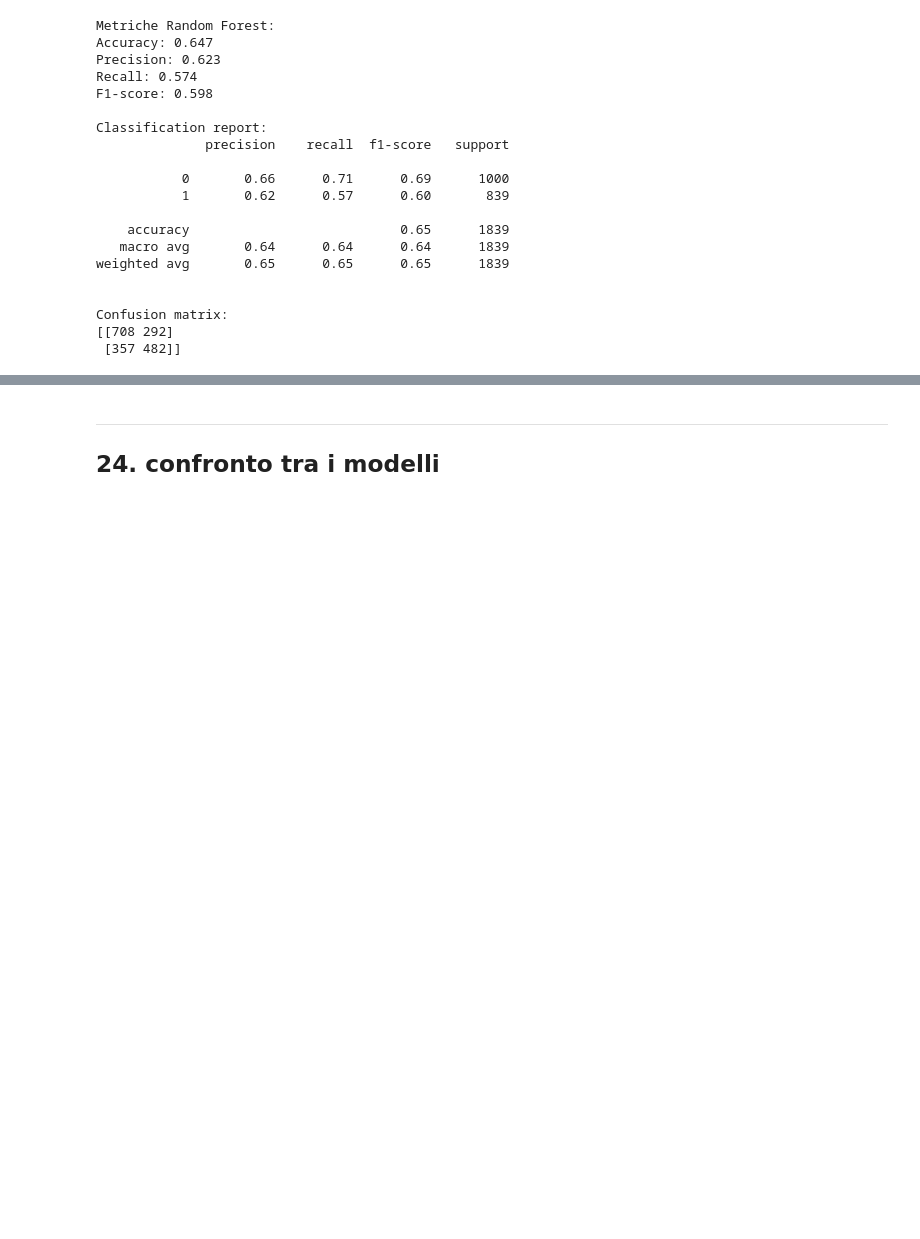
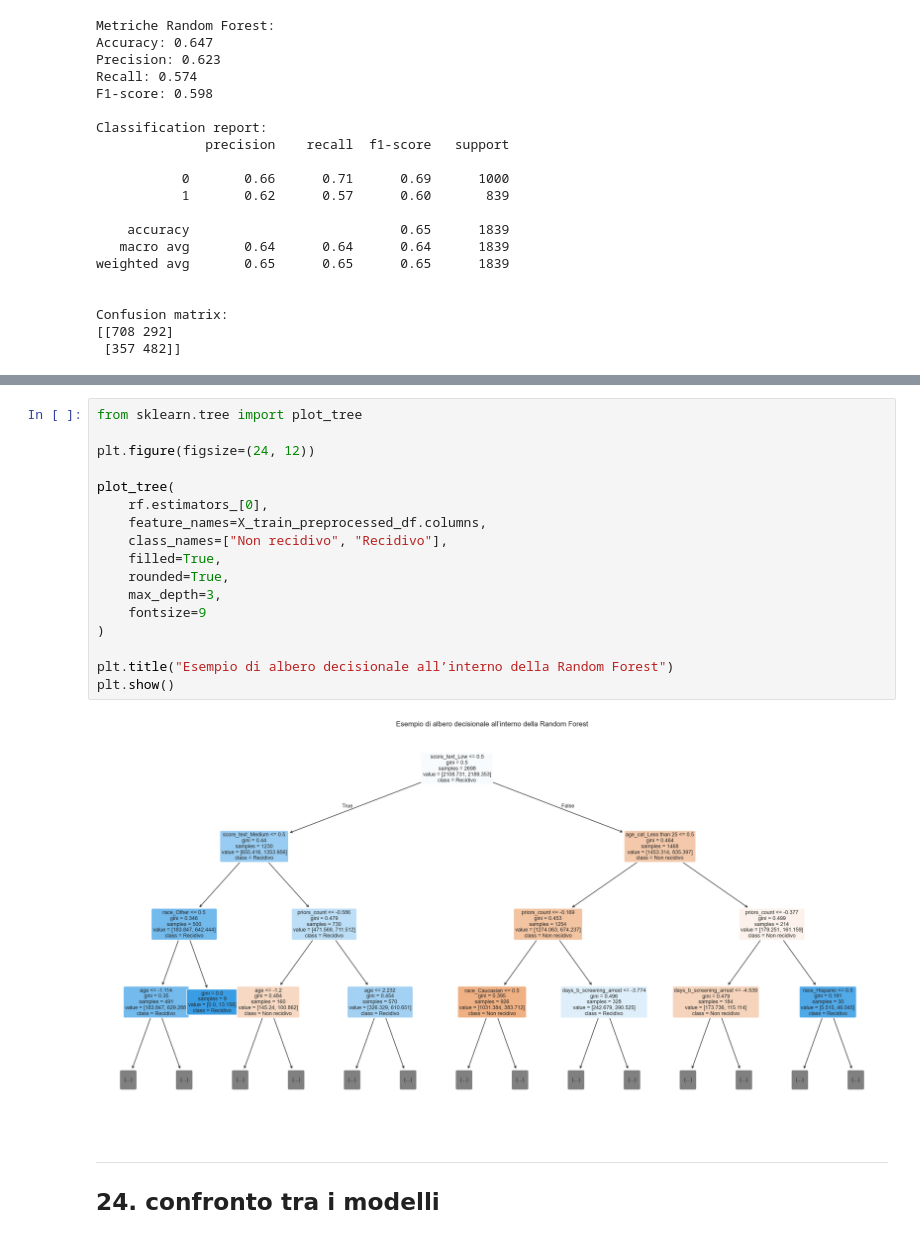
Before and after one commit to anna8987/tesi-COMPAS, a Jupyter notebook: tesiCOMPAS.ipynb, the cells around one changed output, grey strips where cells are left out. Drawn from its saved outputs; the diff is of its cells as text; blank space fills up the shorter version.

```diff
--- a/tesiCOMPAS.ipynb
+++ b/tesiCOMPAS.ipynb
@@ -1407,3 +1457,22 @@ Confusion matrix:
+# %%
+from sklearn.tree import plot_tree
+
+plt.figure(figsize=(24, 12))
+
+plot_tree(
+    rf.estimators_[0],
+    feature_names=X_train_preprocessed_df.columns,
+    class_names=["Non recidivo", "Recidivo"],
+    filled=True,
+    rounded=True,
+    max_depth=3,
+    fontsize=9
+)
+
+plt.title("Esempio di albero decisionale all’interno della Random Forest")
+plt.show()
+# %% [output]
+[figure, added]
 # %% [markdown]
 ___
 ## 24. confronto tra i modelli
```
Also changed, not shown: parts of 7 cells of this notebook.
